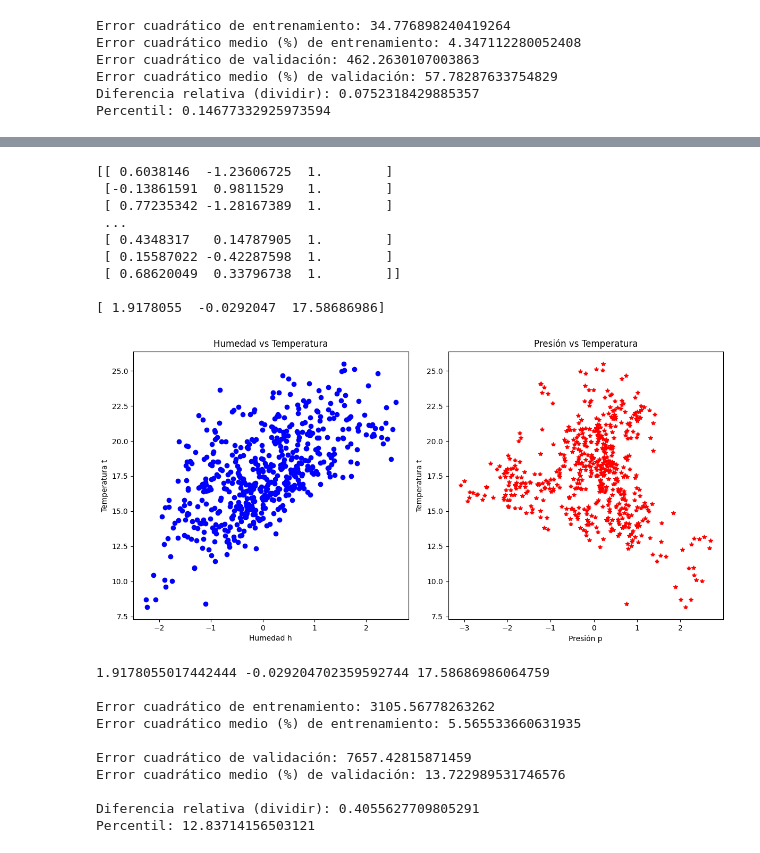
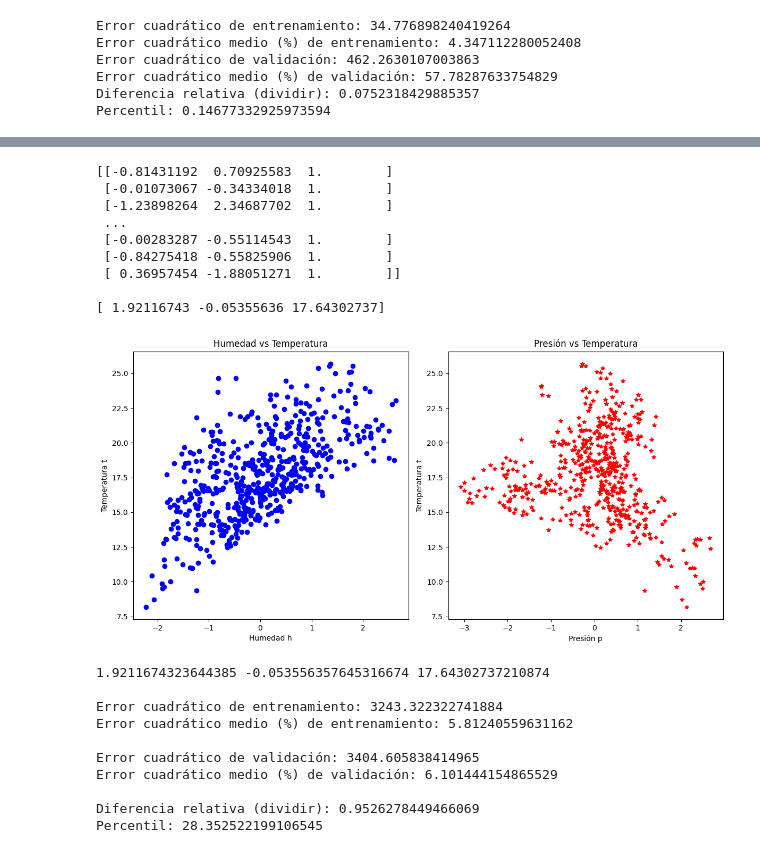
Before and after one commit to jimenezgimenojesus/SAMSUNG_AI_Diploma, a Jupyter notebook: Lessons/Chp2_Unit6.ipynb, the cells around one changed output, grey strips where cells are left out. Cells and saved outputs as stored; diff of their text form; code cells hidden in the pictures.

```diff
--- a/Lessons/Chp2_Unit6.ipynb
+++ b/Lessons/Chp2_Unit6.ipynb
@@ -345,62 +346,62 @@ Bloque entrenamiento (A_e):
 # %%
-# Modelo 5 (y = ax^4 + bx^3 +cx^2 + dx + e)
+# Modelo 1 (t = ah + bp + c)
 A = np.column_stack((h_e, p_e, ones))
 
 print(A, end='\n\n')
 
 resultado = np.linalg.inv(A.T @ A) @ A.T @ t_e
 print(resultado)
 
 # Coeficientes de la recta utilizando el resultado dado
 a, b, c = resultado
 # Generar la línea (puedes usar un rango más fino para que se vea continua)
 x_line = np.linspace(np.min([np.min(h_e), np.min(p_e)]), np.max([np.max(h_e), np.max(p_e)]), 1000)
 y_line = a * h_e + b * p_e + c
 
 fig, (ax1, ax2) = plt.subplots(1, 2, figsize=(12, 6))
 
 # Gráfico 1: Humedad vs Temperatura
 ax1.set(xlabel="Humedad h", ylabel="Temperatura t", title="Humedad vs Temperatura")
 ax1.plot(h_e, t_e, 'ob')
 # Gráfico 2: Presión vs Temperatura
 ax2.set(xlabel="Presión p", ylabel="Temperatura t", title="Presión vs Temperatura")
 ax2.plot(p_e, t_e, '*r')
 
 plt.tight_layout()
 plt.show()
 
 print(a, b, c, end='\n\n')
 
 t_ep = a * h_e + b * p_e + c
-error_e = (t_e - t_ep) @ (t_e - t_ep).T
-print('Error cuadrático de entrenamiento:', error_e)
-print('Error cuadrático medio (%) de entrenamiento:', error_e / len(ones), end='\n\n')
+error_e1 = (t_e - t_ep) @ (t_e - t_ep).T
+print('Error cuadrático de entrenamiento:', error_e1)
+print('Error cuadrático medio (%) de entrenamiento:', error_e1 / len(ones), end='\n\n')
 
-t_tp = a * h_e + b * p_e + c
-error_t = (t_t - t_tp) @ (t_t - t_tp).T
-print('Error cuadrático de validación:', error_t)
-print('Error cuadrático medio (%) de validación:', error_t / len(ones), end='\n\n')
+t_tp = a * h_t + b * p_t + c
+error_t1 = (t_t - t_tp) @ (t_t - t_tp).T
+print('Error cuadrático de validación:', error_t1)
+print('Error cuadrático medio (%) de validación:', error_t1 / len(ones), end='\n\n')
 
-print('Diferencia relativa (dividir):', error_e / error_t)
-print('Percentil:', scipy.stats.f.cdf(error_e / error_t, 7, 7) * 100)
+print('Diferencia relativa (dividir):', error_e1 / error_t1)
+print('Percentil:', scipy.stats.f.cdf(error_e1 / error_t1, len(ones) - 1, len(ones) - 1) * 100)
 # %% [output]
-[[ 0.6038146  -1.23606725  1.        ]
- [-0.13861591  0.9811529   1.        ]
- [ 0.77235342 -1.28167389  1.        ]
+[[-0.81431192  0.70925583  1.        ]
+ [-0.01073067 -0.34334018  1.        ]
+ [-1.23898264  2.34687702  1.        ]
  ...
- [ 0.4348317   0.14787905  1.        ]
- [ 0.15587022 -0.42287598  1.        ]
- [ 0.68620049  0.33796738  1.        ]]
+ [-0.00283287 -0.55114543  1.        ]
+ [-0.84275418 -0.55825906  1.        ]
+ [ 0.36957454 -1.88051271  1.        ]]
 
-[ 1.9178055  -0.0292047  17.58686986]
+[ 1.92116743 -0.05355636 17.64302737]
-[figure, old version]
+[figure, new version]
-1.9178055017442444 -0.029204702359592744 17.58686986064759
+1.9211674323644385 -0.053556357645316674 17.64302737210874
 
-Error cuadrático de entrenamiento: 3105.56778263262
-Error cuadrático medio (%) de entrenamiento: 5.565533660631935
+Error cuadrático de entrenamiento: 3243.322322741884
+Error cuadrático medio (%) de entrenamiento: 5.81240559631162
 
-Error cuadrático de validación: 7657.42815871459
-Error cuadrático medio (%) de validación: 13.722989531746576
+Error cuadrático de validación: 3404.605838414965
+Error cuadrático medio (%) de validación: 6.101444154865529
 
-Diferencia relativa (dividir): 0.4055627709805291
-Percentil: 12.83714156503121
+Diferencia relativa (dividir): 0.9526278449466069
+Percentil: 28.352522199106545
```
Also changed, not shown: parts of 12 cells of this notebook, 2 other files.
